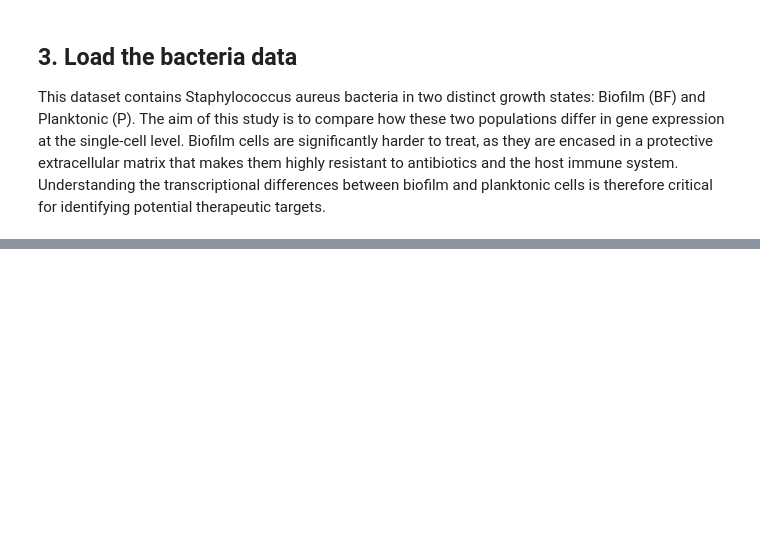
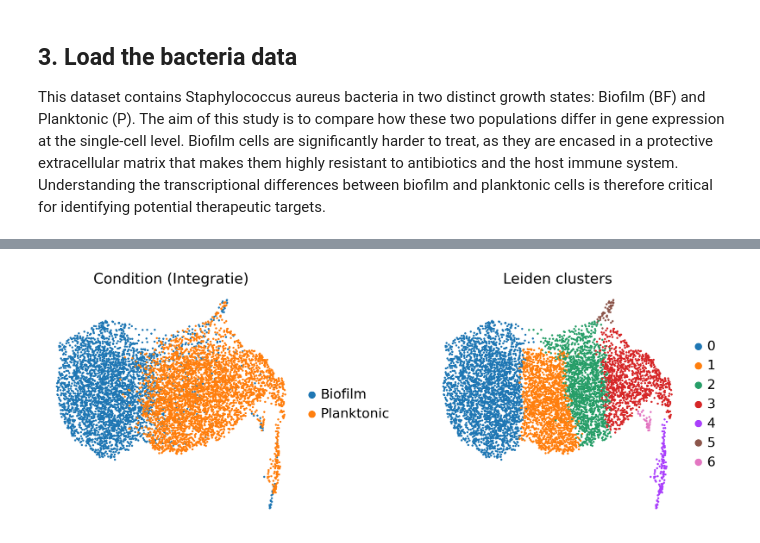
Before and after one commit to NathanvaBIT/mygitdirectory, a Jupyter notebook: Bacteria_unsupervised_learning.ipynb, the cells around one changed output, grey strips where cells are left out. Cells and saved outputs as stored; diff of their text form; code cells hidden in the pictures; blank space fills up the shorter version.

```diff
--- a/Bacteria_unsupervised_learning.ipynb
+++ b/Bacteria_unsupervised_learning.ipynb
@@ -250,11 +70,0 @@ In this step, we train a supervised CellTypist model using the known cell labels
-# %%
-# Gebruik de 'Type_of_cells' labels om een nieuw model te trainen
-# We filteren eerst genen die te weinig voorkomen voor een stabiel model
-sc.pp.filter_genes(adata_bacteria, min_cells=3)
-
-# Train het model (Supervised)
-new_model = celltypist.train(adata_bacteria, labels = 'Type_of_cells', genes = adata_bacteria.var_names)
-
-# Sla het model op voor later gebruik
-new_model.write('bacteria_celltypist_model.pkl')
-print("CellTypist model succesvol getraind en opgeslagen.")
@@ -293,0 +146,66 @@ sc.pl.umap(adata_bacteria, color=['Type_of_cells', 'celltypist_prediction'], leg
+# %%
+import scanpy as sc
+import pandas as pd
+import matplotlib.pyplot as plt
+import celltypist
+
+# --- 1. Voorbereiding & Data Laden ---
+# We gebruiken de labels die in de notebook van Renzo zijn bevestigd
+# actual_labels[0] = 'bf', actual_labels[1] = 'p'
+
+# --- 2. Specifieke Filtering (Cruciale stap uit Renzo's notebook) ---
+# Dit voorkomt dat je biofilm cellen verliest door te strenge filters
+actual_labels = adata_bacteria.obs['sample'].unique()
+adata_bf = adata_bacteria[adata_bacteria.obs['sample'] == actual_labels[0]].copy()
+adata_p = adata_bacteria[adata_bacteria.obs['sample'] == actual_labels[1]].copy()
+
+# Adaptief filter: als counts te laag zijn, verlaag drempel naar 3 ipv 7
+bf_thresh = 7 if (adata_bf.X.sum(axis=1) >= 7).sum() > 50 else 3
+sc.pp.filter_cells(adata_bf, min_counts=bf_thresh)
+sc.pp.filter_cells(adata_p, min_counts=28)
+
+# Voeg weer samen
+adata_bacteria = adata_bf.concatenate(adata_p)
+
+# --- 3. Normalisatie & Log ---
+sc.pp.normalize_total(adata_bacteria, target_sum=1e4)
+sc.pp.log1p(adata_bacteria)
+adata_bacteria.raw = adata_bacteria  # Sla de genormaliseerde data op voor markers
+
+# --- 4. Robuuste HVG selectie ---
+sc.pp.highly_variable_genes(
+    adata_bacteria,
+    n_top_genes=2000,
+    flavor='seurat',
+    batch_key='sample'
+)
+adata_bacteria = adata_bacteria[:, adata_bacteria.var.highly_variable].copy()
+
+# --- 5. PCA & BBKNN Integratie (Jouw sterke punt) ---
+sc.pp.scale(adata_bacteria, max_value=10)
+sc.tl.pca(adata_bacteria, n_comps=20)
+
+# BBKNN vervangt de standaard neighbors voor batch-correctie
+sc.external.pp.bbknn(
+    adata_bacteria,
+    batch_key='sample',
+    neighbors_within_batch=9,
+    n_pcs=4
+)
+
+# --- 6. UMAP & Leiden Clustering ---
+sc.tl.umap(adata_bacteria, min_dist=0.24, spread=0.21)
+sc.tl.leiden(adata_bacteria, resolution=0.205)
+
+# --- 7. Visualisatie & Labeling ---
+label_map = {actual_labels[0]: 'Biofilm', actual_labels[1]: 'Planktonic'}
+adata_bacteria.obs['Cell identity'] = adata_bacteria.obs['sample'].map(label_map)
+
+sc.pl.umap(
+    adata_bacteria,
+    color=['Cell identity', 'leiden'],
+    title=['Condition (Integratie)', 'Leiden clusters'],
+    wspace=0.4,
+    frameon=False
+)
+# %% [output]
@@ -293,0 +213 @@ sc.pl.umap(adata_bacteria, color=['Type_of_cells', 'celltypist_prediction'], leg
+[figure, added]
```
Also changed, not shown: parts of 44 cells of this notebook.
